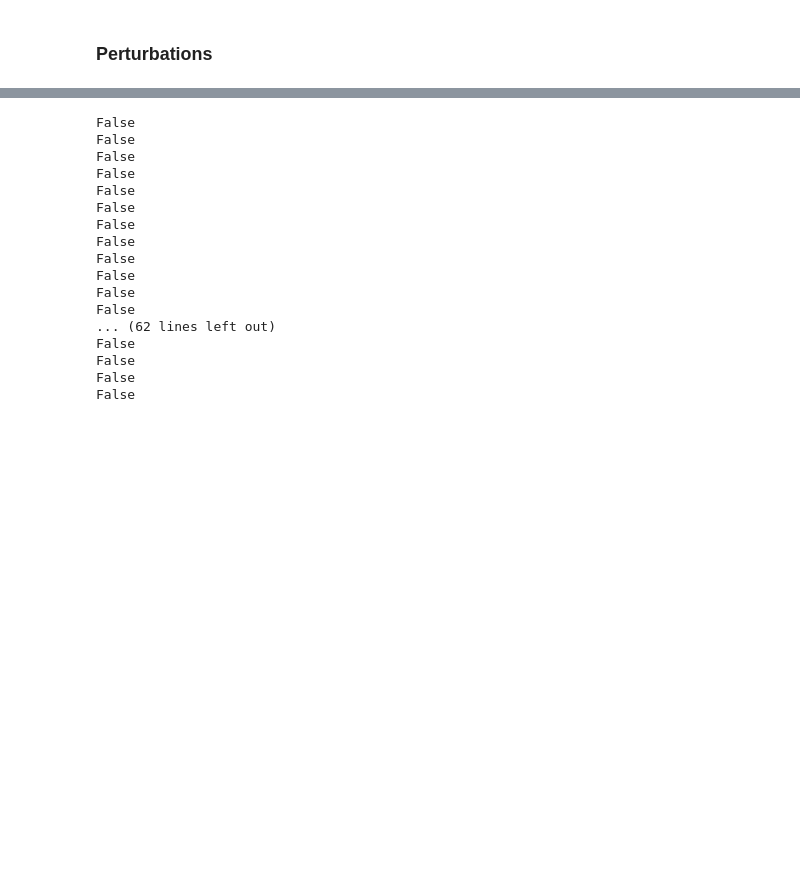
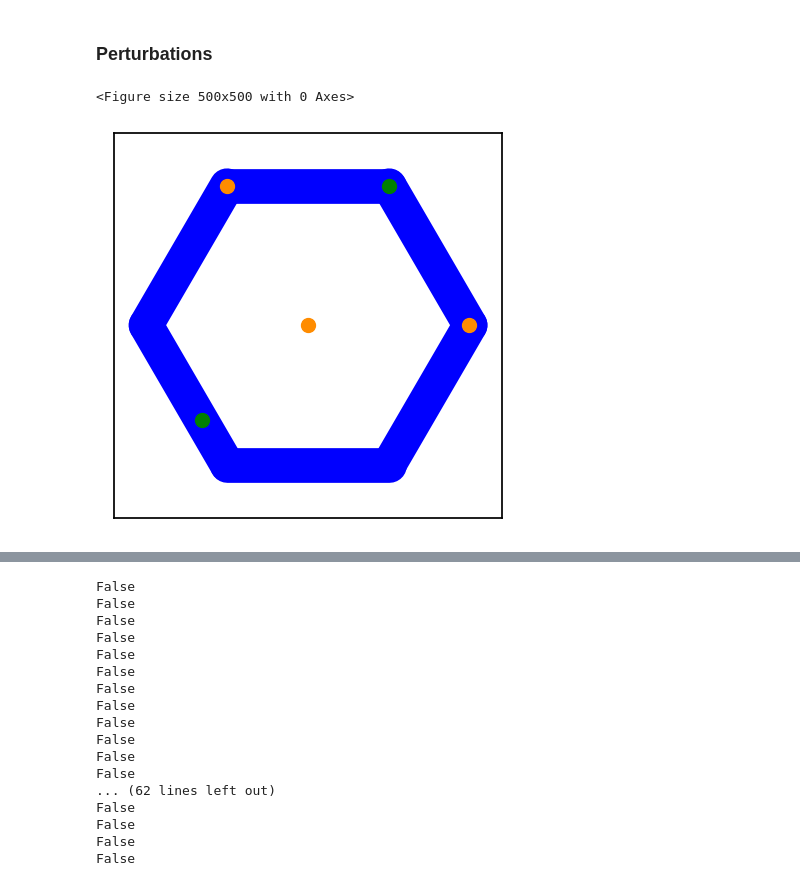
Before and after one commit to Asagodi/topological_diversity, a Jupyter notebook: Stability/Noormanring.ipynb, the cells around one changed output, grey strips where cells are left out. Cells and saved outputs as stored; diff of their text form; code cells hidden in the pictures; blank space fills up the shorter version.

```diff
--- a/Stability/Noormanring.ipynb
+++ b/Stability/Noormanring.ipynb
@@ -287,3 +335,46 @@ eps = np.random.uniform(-1,1,(N,N))/100.
+# %%
+eps = np.random.uniform(-1,1,(N,N))/1000.
+
+fixed_points = noorman_fixed_points(W_sym+eps, c_ff)
+N_points = bumps.shape[0]*bumps.shape[1]
+
+corners_proj2 = pca.transform(corners)
+fixed_points_proj2 = pca.transform(fixed_points)
+
+plt.figure(figsize=(5,5))
+fig, ax = plt.subplots(1, 1, figsize=(5, 5), sharex=True, sharey=True)
+
+for f_i, fixed_point_p in enumerate(fixed_points_proj2):
+    fixed_point = fixed_points[f_i]
+    eigenvalues, _ = scipy.linalg.eig(noorman_jacobian(fixed_point, W_sym+eps))
+    if np.all(np.real(eigenvalues)<0):
+        ax.plot(fixed_point_p[0], fixed_point_p[1], '.g', label="Analytical", zorder=99, alpha=1., markersize=20)
+    else:
+        ax.plot(fixed_point_p[0], fixed_point_p[1], '.', color='darkorange', label="Analytical", zorder=99, alpha=1., markersize=20)
+
+for i in range(N):
+    ax.plot([corners_proj2[i-1,0], corners_proj2[i,0]],
+            [corners_proj2[i-1,1], corners_proj2[i,1]],
+            'b', label="Original attractor", zorder=0, alpha=1., linewidth=25,
+            solid_capstyle='round')
+
+
+
+ax.set(xlim=(-3, 3), ylim=(-3,3))
+ax.set_xticks([])
+ax.set_yticks([])
+
+original = mlines.Line2D([], [], color='b', marker='.', linestyle='None',
+                          markersize=1, label="Original attractor")
+stable = mlines.Line2D([], [], color='r', marker='.', linestyle='None',
+                          markersize=5, label="Stable")
+
+# plt.savefig(currentdir+"/Stability/figures/noorman_ring_pert_1stab_1sadd.pdf", bbox_inches="tight")
+# plt.savefig(currentdir+"/Stability/figures/noorman_ring_pert_1stab_1sadd.png", bbox_inches="tight")
+# plt.show()
+# %% [output]
+<Figure size 500x500 with 0 Axes>
+[figure, added]
 # %%
 maxT = 2*2000
 t = np.linspace(0, maxT, 2*50001)
```
Also changed, not shown: parts of 15 cells of this notebook.
